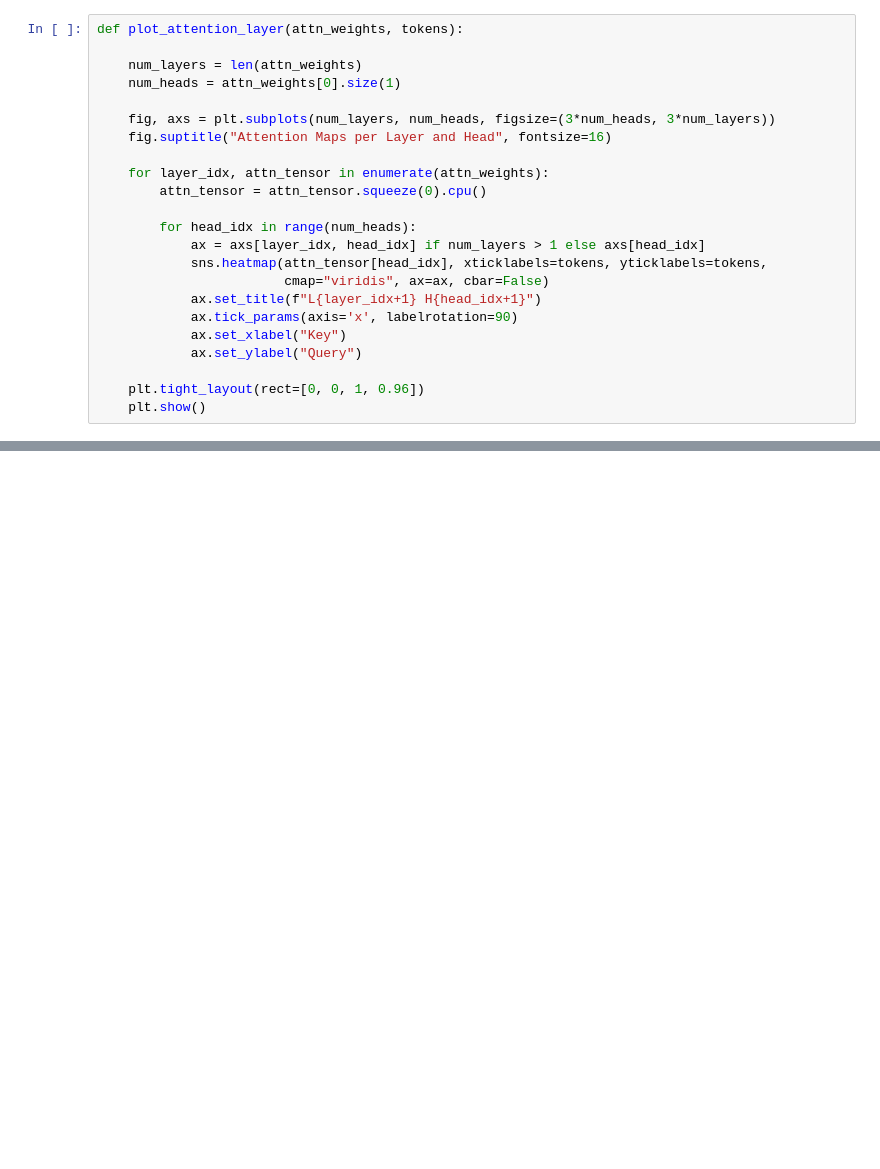
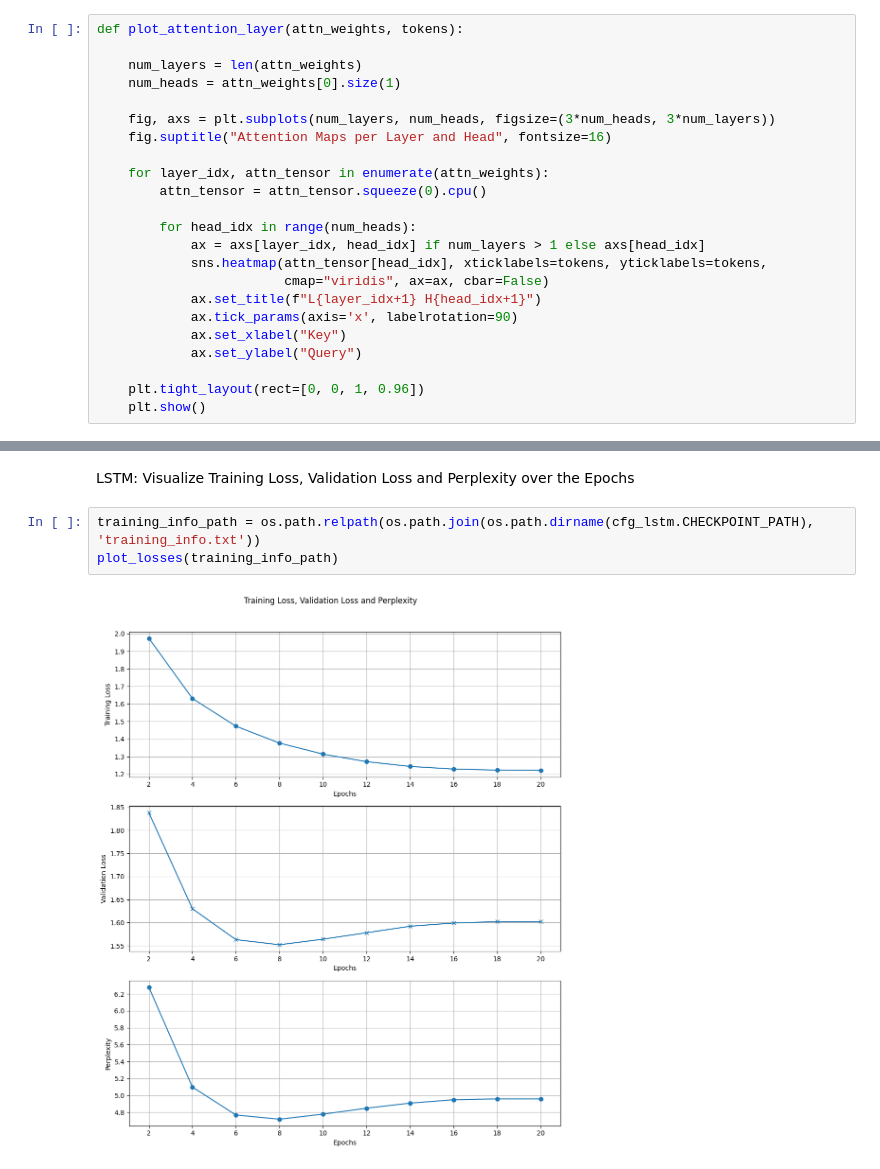
Before and after one commit to Swapnajoy/Mini_Transfomer_Project, a Jupyter notebook: analysis.ipynb, the cells around one changed output, grey strips where cells are left out. Drawn from its saved outputs; the diff is of its cells as text; blank space fills up the shorter version.

```diff
--- a/analysis.ipynb
+++ b/analysis.ipynb
@@ -37,0 +92,7 @@ def plot_attention_layer(attn_weights, tokens):
+# %% [markdown]
+LSTM: Visualize Training Loss, Validation Loss and Perplexity over the Epochs
+# %%
+training_info_path = os.path.relpath(os.path.join(os.path.dirname(cfg_lstm.CHECKPOINT_PATH), 'training_info.txt'))
+plot_losses(training_info_path)
+# %% [output]
+[figure, added]
```
Also changed, not shown: parts of 10 cells of this notebook, 4 other files.
